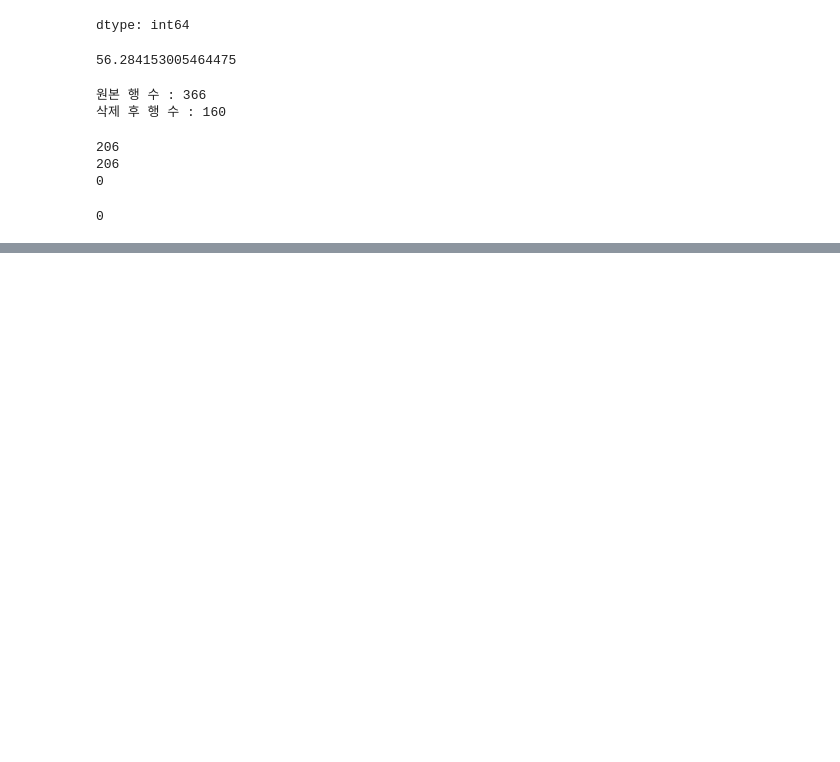
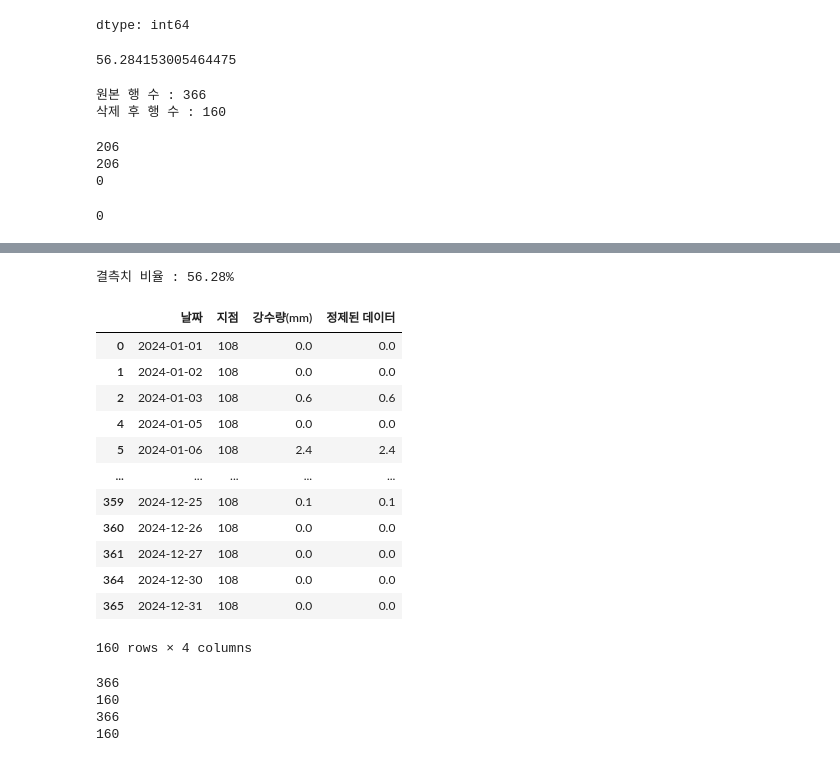
Before and after one commit to yshzjq/Step-1.-Python-SQL-, a Jupyter notebook: 챕터3_Pandas_Matplotlib·Seaborn/3_5.ipynb, the cells around one changed output, grey strips where cells are left out. Cells and saved outputs as stored; diff of their text form; code cells hidden in the pictures; blank space fills up the shorter version.

```diff
--- a/챕터3_Pandas_Matplotlib·Seaborn/3_5.ipynb
+++ b/챕터3_Pandas_Matplotlib·Seaborn/3_5.ipynb
@@ -73,0 +102,38 @@ print(df['정제된 데이터'].isnull().sum())
+# %%
+missing_count = df['강수량(mm)'].isnull().sum()
+total_count = len(df)
+missing_ratio = missing_count / total_count * 100
+print(f"결측치 비율 : {missing_ratio:.2f}%")
+# %% [output]
+결측치 비율 : 56.28%
+# %%
+df.dropna()
+# %% [output]
+|  | 날짜 | 지점 | 강수량(mm) | 정제된 데이터 |
+| 0 | 2024-01-01 | 108 | 0.0 | 0.0 |
+| 1 | 2024-01-02 | 108 | 0.0 | 0.0 |
+| 2 | 2024-01-03 | 108 | 0.6 | 0.6 |
+| 4 | 2024-01-05 | 108 | 0.0 | 0.0 |
+| 5 | 2024-01-06 | 108 | 2.4 | 2.4 |
+| ... | ... | ... | ... | ... |
+| 359 | 2024-12-25 | 108 | 0.1 | 0.1 |
+| 360 | 2024-12-26 | 108 | 0.0 | 0.0 |
+| 361 | 2024-12-27 | 108 | 0.0 | 0.0 |
+| 364 | 2024-12-30 | 108 | 0.0 | 0.0 |
+| 365 | 2024-12-31 | 108 | 0.0 | 0.0 |
+160 rows × 4 columns
+# %%
+print(len(df))
+df_cleaned = df.dropna() # 결측치 존재할 경우 다 삭제
+print(len(df_cleaned)) #
+
+df_cleaned = df.dropna(how='all')
+print(len(df_cleaned)) #
+
+df_cleaned = df.dropna(subset=['강수량(mm)'])
+print(len(df_cleaned)) #
+# %% [output]
+366
+160
+366
+160
```
Also changed, not shown: parts of 7 cells of this notebook.
